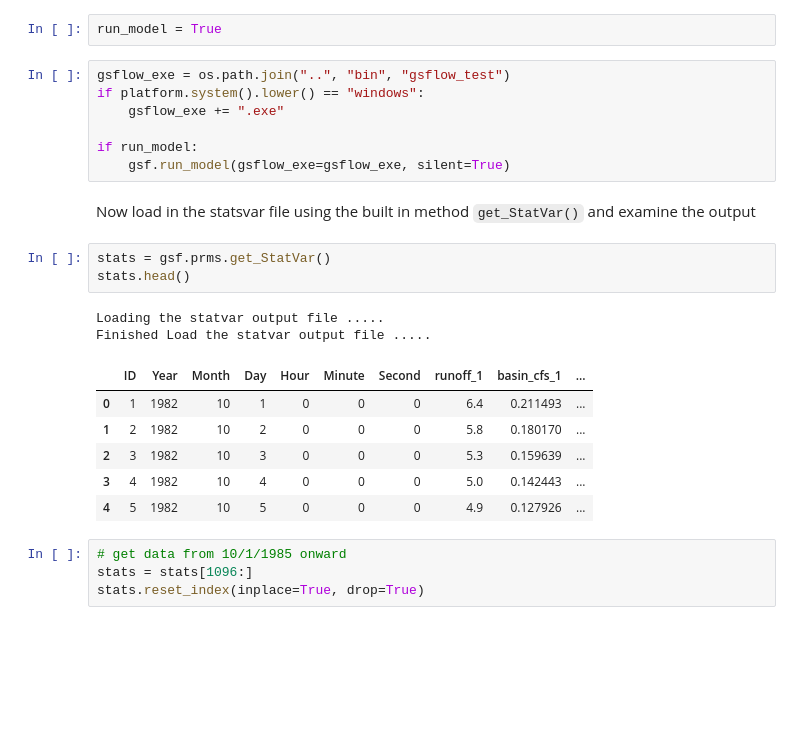
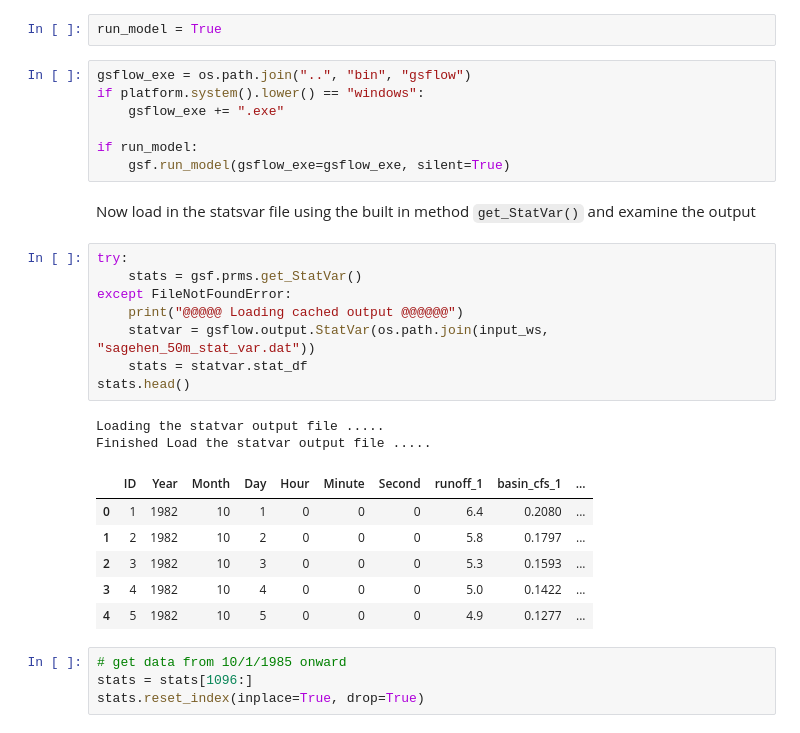
Before and after one commit to pygsflow/pygsflow, a Jupyter notebook: examples/pygsflow1.1.0_Builder_tutorial_11_assembly_and_tuning.ipynb, the cells around one changed output. Saved outputs shown, nothing was run; the diff lists cells and outputs as text; blank space fills up the shorter version.

```diff
--- a/examples/pygsflow1.1.0_Builder_tutorial_11_assembly_and_tuning.ipynb
+++ b/examples/pygsflow1.1.0_Builder_tutorial_11_assembly_and_tuning.ipynb
@@ -204,7 +203,7 @@ Note: change `run_model = True` to `run_model = False` to skip the model run. Th
 # %%
 run_model = True
 # %%
-gsflow_exe = os.path.join("..", "bin", "gsflow_test")
+gsflow_exe = os.path.join("..", "bin", "gsflow")
 if platform.system().lower() == "windows":
     gsflow_exe += ".exe"
 
@@ -212,18 +211,23 @@ if run_model:
     gsf.run_model(gsflow_exe=gsflow_exe, silent=True)
 # %% [markdown]
 Now load in the statsvar file using the built in method `get_StatVar()` and examine the output
-# %%
-stats = gsf.prms.get_StatVar()
-stats.head()
-# %% [output]
-Loading the statvar output file .....
-Finished Load the statvar output file .....
-|  | ID | Year | Month | Day | Hour | Minute | Second | runoff_1 | basin_cfs_1 | ... |
-| 0 | 1 | 1982 | 10 | 1 | 0 | 0 | 0 | 6.4 | 0.211493 | ... |
-| 1 | 2 | 1982 | 10 | 2 | 0 | 0 | 0 | 5.8 | 0.180170 | ... |
-| 2 | 3 | 1982 | 10 | 3 | 0 | 0 | 0 | 5.3 | 0.159639 | ... |
-| 3 | 4 | 1982 | 10 | 4 | 0 | 0 | 0 | 5.0 | 0.142443 | ... |
-| 4 | 5 | 1982 | 10 | 5 | 0 | 0 | 0 | 4.9 | 0.127926 | ... |
+# %%
+try:
+    stats = gsf.prms.get_StatVar()
+except FileNotFoundError:
+    print("@@@@@ Loading cached output @@@@@@")
+    statvar = gsflow.output.StatVar(os.path.join(input_ws, "sagehen_50m_stat_var.dat"))
+    stats = statvar.stat_df
+stats.head()
+# %% [output]
+Loading the statvar output file .....
+Finished Load the statvar output file .....
+|  | ID | Year | Month | Day | Hour | Minute | Second | runoff_1 | basin_cfs_1 | ... |
+| 0 | 1 | 1982 | 10 | 1 | 0 | 0 | 0 | 6.4 | 0.2080 | ... |
+| 1 | 2 | 1982 | 10 | 2 | 0 | 0 | 0 | 5.8 | 0.1797 | ... |
+| 2 | 3 | 1982 | 10 | 3 | 0 | 0 | 0 | 5.3 | 0.1593 | ... |
+| 3 | 4 | 1982 | 10 | 4 | 0 | 0 | 0 | 5.0 | 0.1422 | ... |
+| 4 | 5 | 1982 | 10 | 5 | 0 | 0 | 0 | 4.9 | 0.1277 | ... |
 # %%
 # get data from 10/1/1985 onward
 stats = stats[1096:]
```
Also changed, not shown: parts of 7 cells of this notebook, 14 other files.
